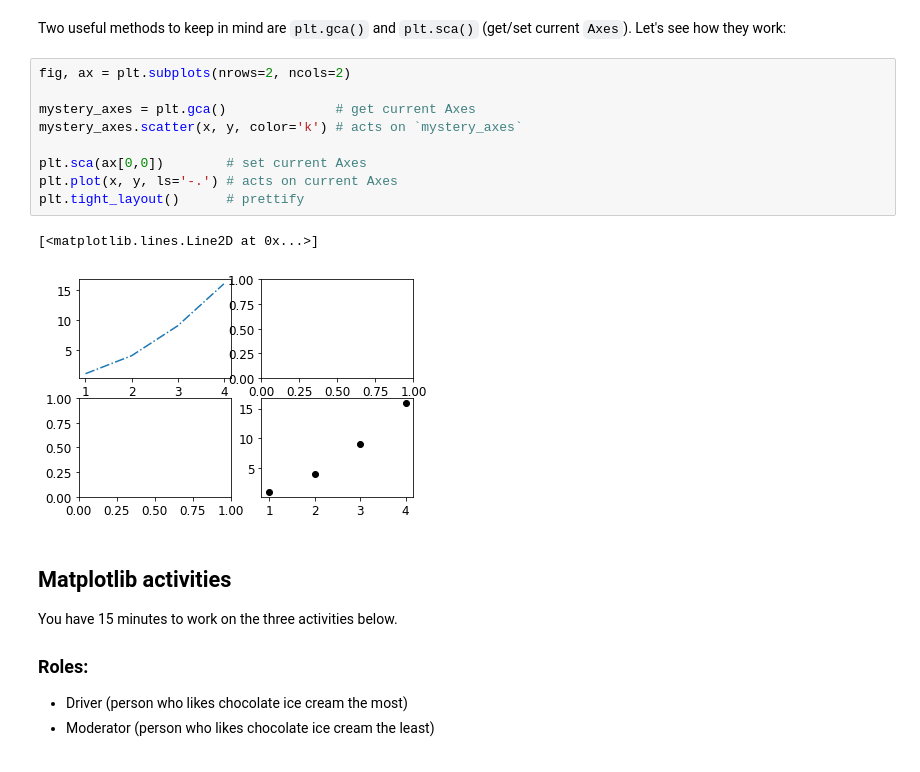
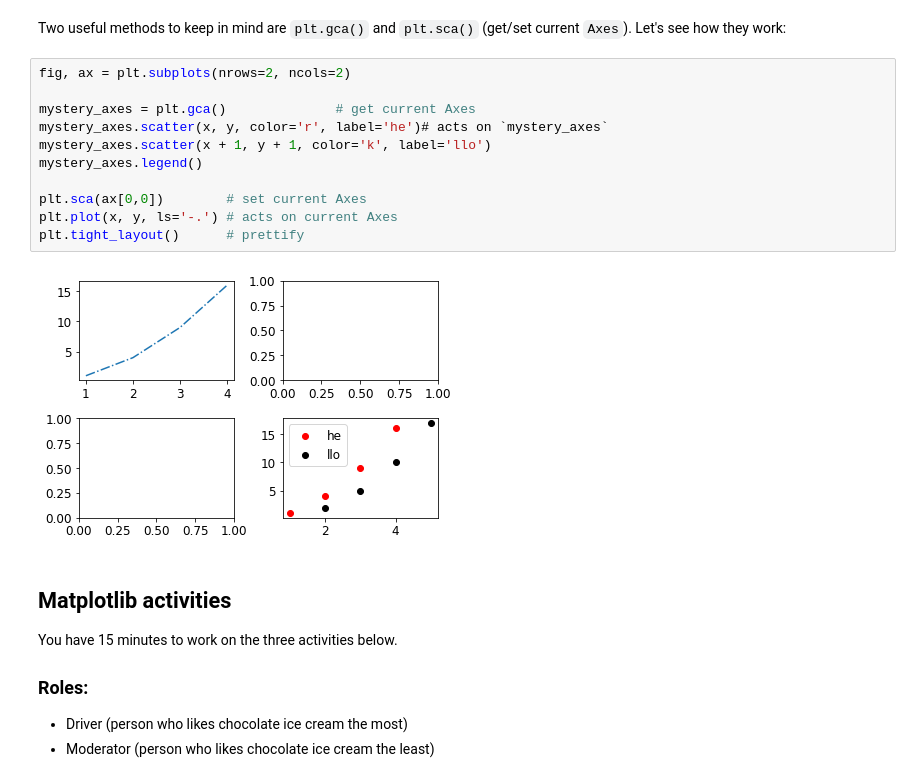
Before and after one commit to semaphoreP/codeastro, a Jupyter notebook: Day1/mpl_astropy.ipynb, the cells around one changed output. Drawn from its saved outputs; the diff is of its cells as text.

```diff
--- a/Day1/mpl_astropy.ipynb
+++ b/Day1/mpl_astropy.ipynb
@@ -92,15 +93,16 @@ Two useful methods to keep in mind are `plt.gca()` and `plt.sca()` (get/set curr
 # %%
 fig, ax = plt.subplots(nrows=2, ncols=2)
 
 mystery_axes = plt.gca()              # get current Axes
-mystery_axes.scatter(x, y, color='k') # acts on `mystery_axes`
+mystery_axes.scatter(x, y, color='r', label='he')# acts on `mystery_axes`
+mystery_axes.scatter(x + 1, y + 1, color='k', label='llo')
+mystery_axes.legend()
 
 plt.sca(ax[0,0])        # set current Axes
 plt.plot(x, y, ls='-.') # acts on current Axes
 plt.tight_layout()      # prettify
 # %% [output]
-[<matplotlib.lines.Line2D at 0x...>]
-[figure, old version]
+[figure, new version]
 # %% [markdown]
 ## Matplotlib activities
 
```
Also changed, not shown: parts of 6 cells of this notebook.
